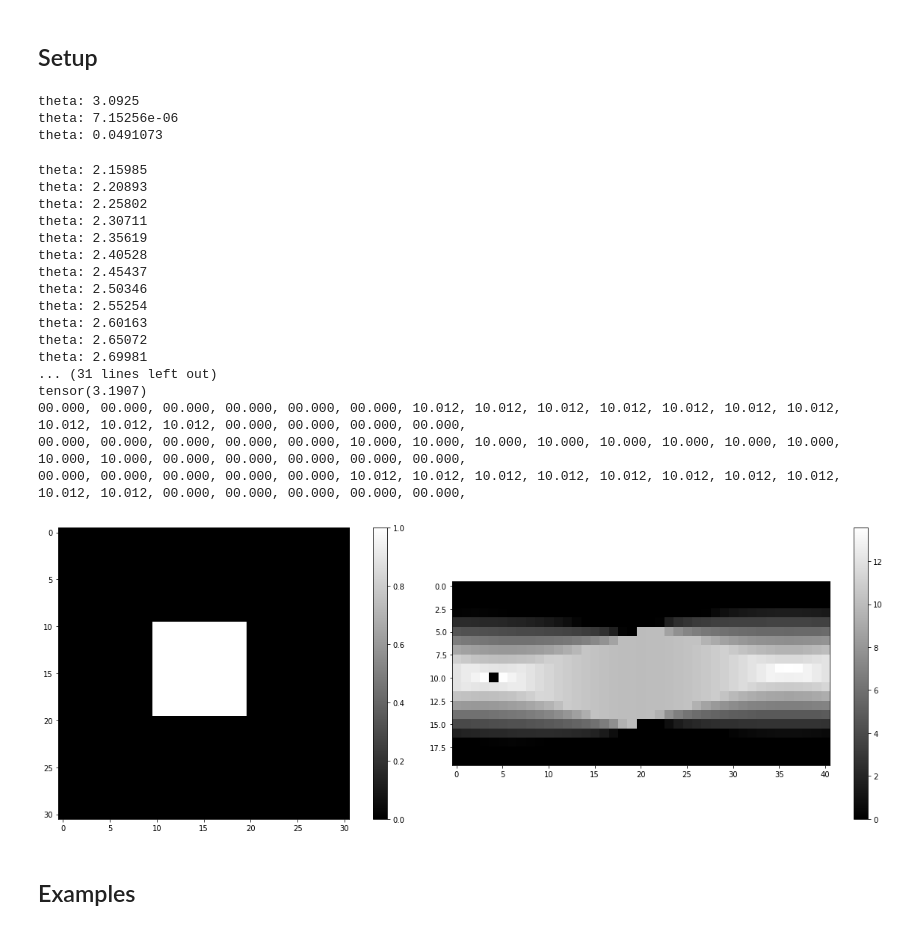
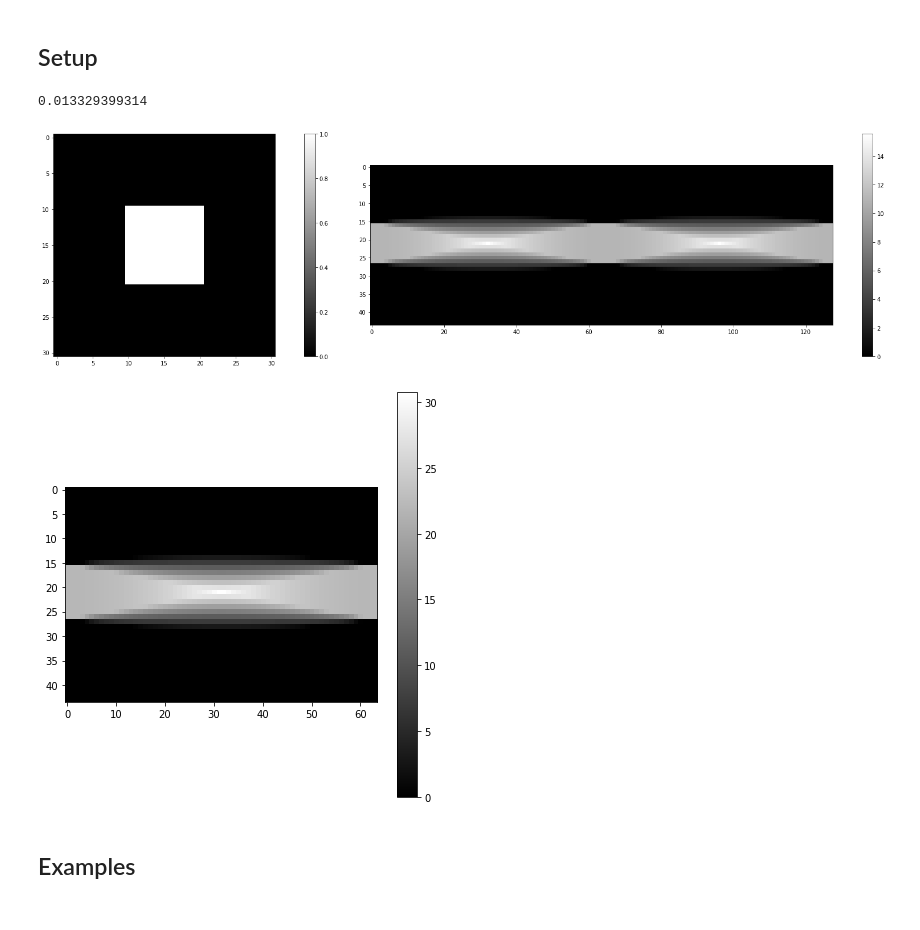
Before and after one commit to AlexanderAuras/radon, a Jupyter notebook: cpu_test.ipynb, the cells around one changed output. Drawn from its saved outputs; the diff is of its cells as text; code cells hidden in the pictures.

```diff
--- a/cpu_test.ipynb
+++ b/cpu_test.ipynb
@@ -27,64 +28,40 @@ def shepp_logan_phantom(n):
                 torch.square((x-centers[i,0])*sin(theta[i])-(y-centers[i,1])*cos(theta[i]))/((axes[i,1]/2.0)**2)
                 <= 1.0] += intensity[i]
     return phantom.T
-# %%
-img = torch.zeros((1,1,31,31))
-img[0, 0, 10:20, 10:20] = 1.0
-sino = radon.radon_forward(img, torch.tensor([3.0925, 3.1416, 3.1907]), torch.tensor([-7,-6,-5,-4,-3,-2,-1,0,1,2,3,4,5,6,7]).to(torch.float32))
-# %% [output]
-theta: 3.0925
-theta: 7.15256e-06
-theta: 0.0491073
 # %%
 img = torch.zeros((1,1,31,31))
-img[0, 0, 10:20, 10:20] = 1.0
+img[0, 0, 10:21, 10:21] = 1.0
 delta_theta = 3.14159265359/256.0
 pi_half = 3.14159265359/2.0
-sino = radon.radon_forward(img, torch.linspace(0, 3.14159265359*2.0, 129)[:-1][44:85], torch.arange(-10,10).to(torch.float32))
-print(torch.linspace(0, 3.14159265359*2.0, 129)[:-1][44:85][19])
-print(torch.linspace(0, 3.14159265359*2.0, 129)[:-1][44:85][20])
-print(torch.linspace(0, 3.14159265359*2.0, 129)[:-1][44:85][21])
-[print(f"{sino[0,0,19,i]:06.3f}, ", end="") for i in range(sino.shape[3])]
-print()
-[print(f"{sino[0,0,20,i]:06.3f}, ", end="") for i in range(sino.shape[3])]
-print()
-[print(f"{sino[0,0,21,i]:06.3f}, ", end="") for i in range(sino.shape[3])]
 
-plt.subplots(1,2,figsize=(18,6))
+acc_time = 0
+sino = torch.zeros((1,1,1,1,))
+for i in range(1000):
+    start_time = time.perf_counter_ns()
+    sino = radon.radon_forward(img, torch.linspace(0, 3.14159265359, 129)[:-1], (torch.arange(0.0, 31*1.41421356237)-(31*1.41421356237)//2))
+    acc_time += time.perf_counter_ns()-start_time
+#Single: 0.013329399314 s
+#OMP: 0.001500823635 s
+print((acc_time/1000.0)/1e9)
+plt.subplots(1,2,figsize=(28,6))
 plt.subplot(1,2,1)
 plt.imshow(img[0,0], cmap="gray", interpolation="nearest")
 plt.colorbar()
 plt.subplot(1,2,2)
-#plt.imshow(torch.cat((sino_2[0,0,:128,:], torch.flip(sino_2[0,0,128:,:], (0,)))).mT, cmap="gray")
 plt.imshow(sino[0,0].mT, cmap="gray")
 plt.colorbar()
 plt.tight_layout()
 plt.show()
 
-#plt.figure(figsize=(6,6))
-#plt.imshow((sino4[0,0,:128,:]-sino4[0,0,128:,:]).mT, cmap="gray")
-#plt.colorbar()
-#plt.tight_layout()
-#plt.show()
+plt.figure(figsize=(6,6))
+plt.imshow((sino[0,0,:sino.shape[2]//2,:]+torch.flip(sino[0,0,sino.shape[2]//2:,:], (0,))).mT, cmap="gray")
+plt.colorbar()
+plt.tight_layout()
+plt.show()
 # %% [output]
-theta: 2.15985
-theta: 2.20893
-theta: 2.25802
-theta: 2.30711
-theta: 2.35619
-theta: 2.40528
-theta: 2.45437
-theta: 2.50346
-theta: 2.55254
-theta: 2.60163
-theta: 2.65072
-theta: 2.69981
-... (31 lines left out)
-tensor(3.1907)
-00.000, 00.000, 00.000, 00.000, 00.000, 00.000, 10.012, 10.012, 10.012, 10.012, 10.012, 10.012, 10.012, 10.012, 10.012, 10.012, 00.000, 00.000, 00.000, 00.000,
-00.000, 00.000, 00.000, 00.000, 00.000, 10.000, 10.000, 10.000, 10.000, 10.000, 10.000, 10.000, 10.000, 10.000, 10.000, 00.000, 00.000, 00.000, 00.000, 00.000,
-00.000, 00.000, 00.000, 00.000, 00.000, 10.012, 10.012, 10.012, 10.012, 10.012, 10.012, 10.012, 10.012, 10.012, 10.012, 00.000, 00.000, 00.000, 00.000, 00.000,
+0.013329399314
-[figure, old version]
+[figure, new version]
+[figure, added]
 # %% [markdown]
 ## Examples
 # %% [markdown]
```
Also changed, not shown: parts of 5 cells of this notebook, 2 other files.
